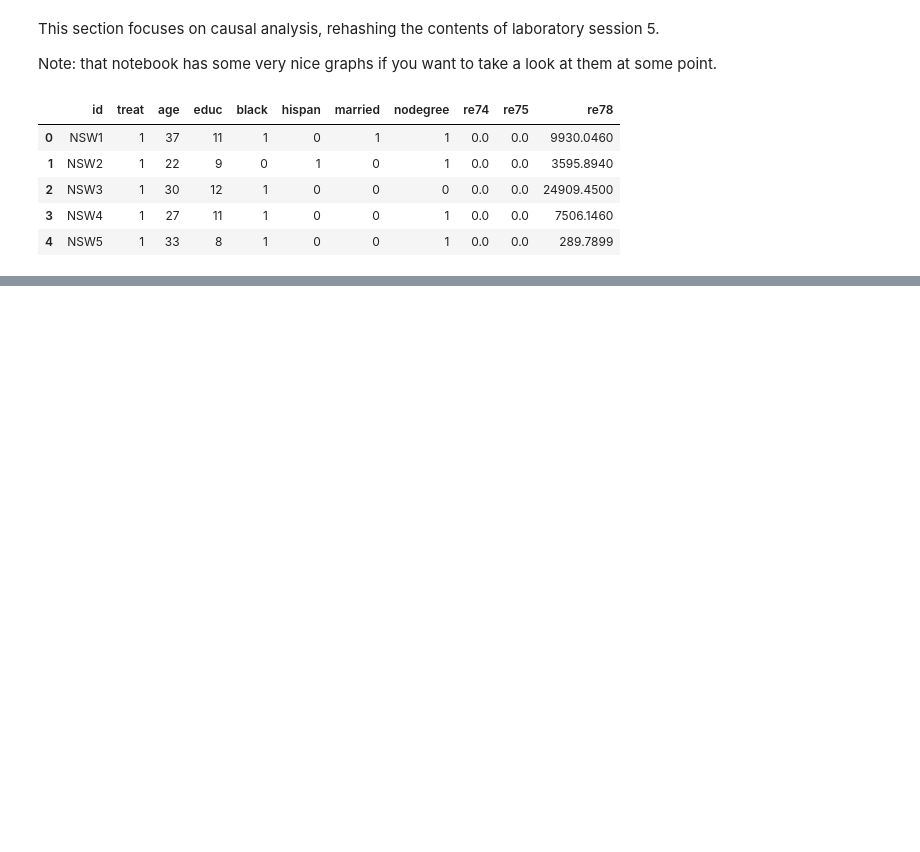
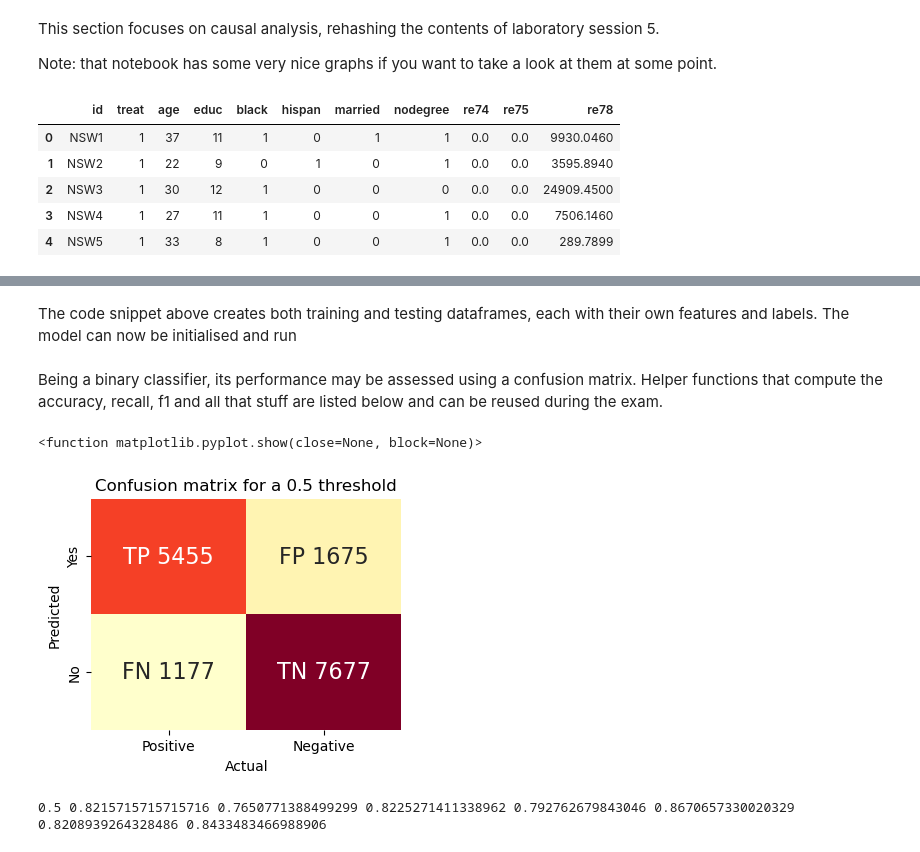
Before and after one commit to kabdelno/PersonalRepo-CS401, a Jupyter notebook: ExamPrep/MasterNotebook.ipynb, the cells around one changed output, grey strips where cells are left out. Drawn from its saved outputs; the diff is of its cells as text; code cells hidden in the pictures; blank space fills up the shorter version.

```diff
--- a/ExamPrep/MasterNotebook.ipynb
+++ b/ExamPrep/MasterNotebook.ipynb
@@ -935,0 +1186,8 @@ e st
+# %% [markdown]
+The code snippet above creates both training and testing dataframes, each with their own features and labels. The model can now be initialised and run
+# %%
+logistic = LogisticRegression(solver='lbfgs', max_iter=1000)
+logistic.fit(train_features_std, train_label)
+prediction_proba = logistic.predict_proba(test_features_std)
+# %% [markdown]
+Being a binary classifier, its performance may be assessed using a confusion matrix. Helper functions that compute the accuracy, recall, f1 and all that stuff are listed below and can be reused during the exam.
@@ -935,0 +1235,19 @@ e st
+# %%
+confusion_matrix05 = compute_confusion_matrix(test_label, prediction_proba, decision_threshold=0.5)
+
+plt.figure(figsize = (4,3))
+ax = plot_confusion_matrix(confusion_matrix05)
+plt.xlabel('Actual')
+plt.ylabel('Predicted')
+plt.title('Confusion matrix for a 0.5 threshold')
+plt.show
+# %% [output]
+<function matplotlib.pyplot.show(close=None, block=None)>
+[figure, added]
+# %%
+[t, accuracy, precision_positive, recall_positive, F1_score_positive, \
+    precision_negative, recall_negative, F1_score_negative] = compute_all_score(confusion_matrix05)
+
+print(t, accuracy, precision_positive, recall_positive, F1_score_positive, precision_negative, recall_negative, F1_score_negative)
+# %% [output]
+0.5 0.8215715715715716 0.7650771388499299 0.8225271411338962 0.792762679843046 0.8670657330020329 0.8208939264328486 0.8433483466988906
```
Also changed, not shown: parts of 50 cells of this notebook.
